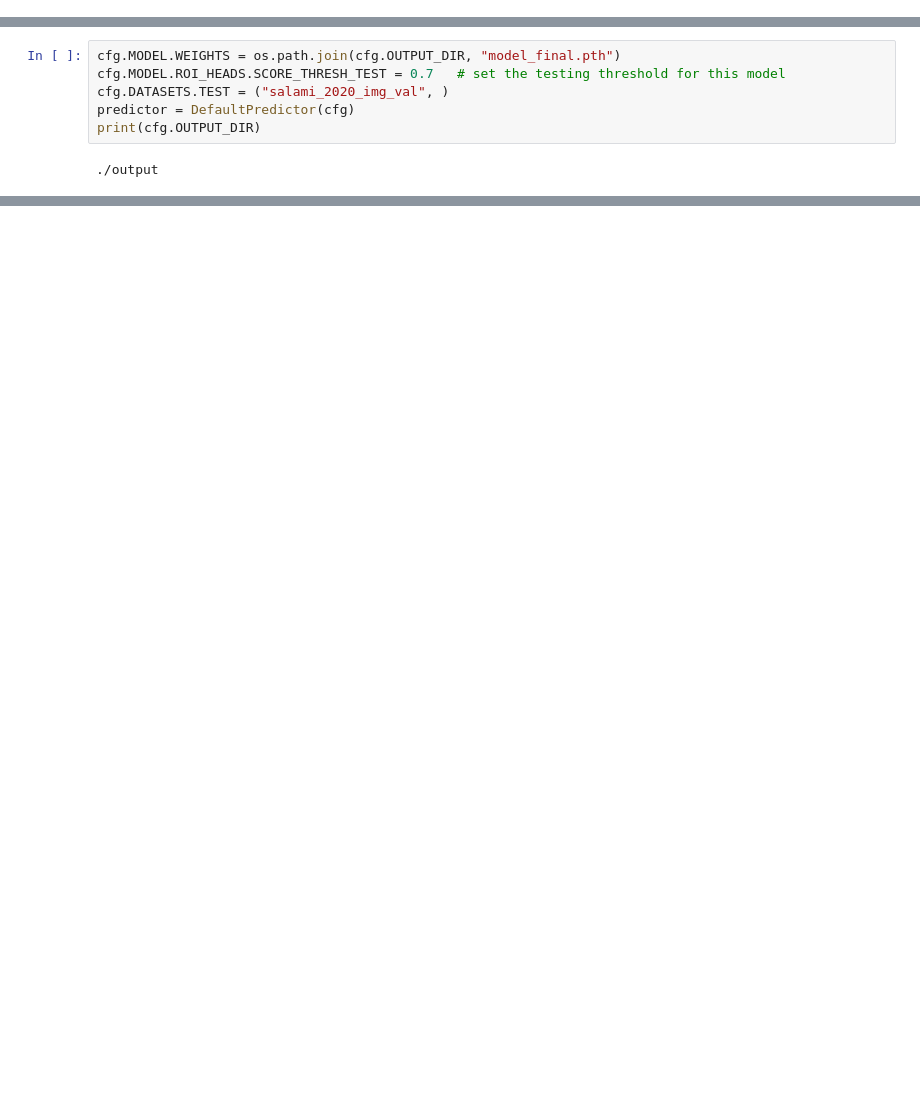
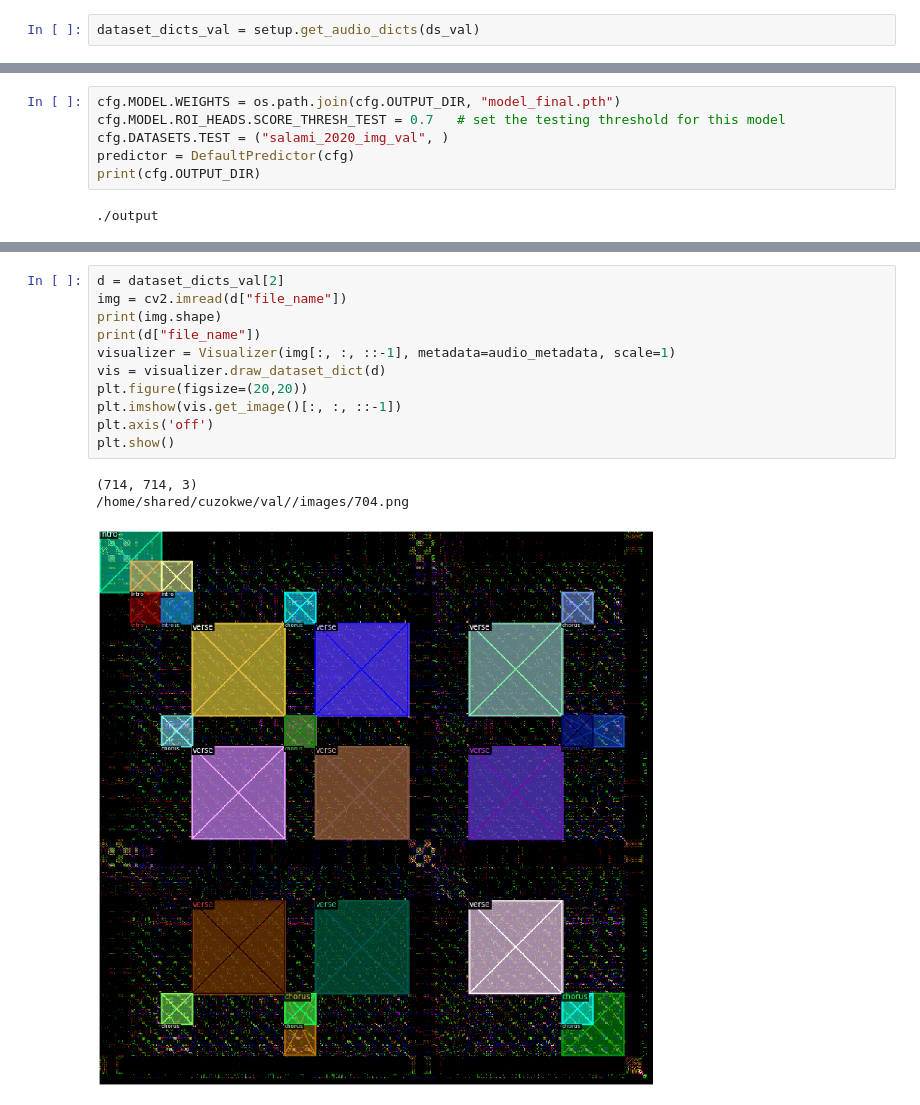
Before and after one commit to chrisuzokwe/audio-segmentation-with-Detectron2, a Jupyter notebook: detectron2_model_test.ipynb, the cells around one changed output, grey strips where cells are left out. Cells and saved outputs as stored; diff of their text form; blank space fills up the shorter version.

```diff
--- a/detectron2_model_test.ipynb
+++ b/detectron2_model_test.ipynb
@@ -244,0 +62,2 @@ audio file: 867
+# %%
+dataset_dicts_val = setup.get_audio_dicts(ds_val)
@@ -410,0 +201,15 @@ SyntaxError: invalid syntax (<ipython-input-17-e2e25a677cfb>, line 1)
+# %%
+d = dataset_dicts_val[2]
+img = cv2.imread(d["file_name"])
+print(img.shape)
+print(d["file_name"])
+visualizer = Visualizer(img[:, :, ::-1], metadata=audio_metadata, scale=1)
+vis = visualizer.draw_dataset_dict(d)
+plt.figure(figsize=(20,20))
+plt.imshow(vis.get_image()[:, :, ::-1])
+plt.axis('off')
+plt.show()
+# %% [output]
+(714, 714, 3)
+/home/shared/cuzokwe/val//images/704.png
+[figure, added]
```
Also changed, not shown: parts of 27 cells of this notebook, 2 other files.
